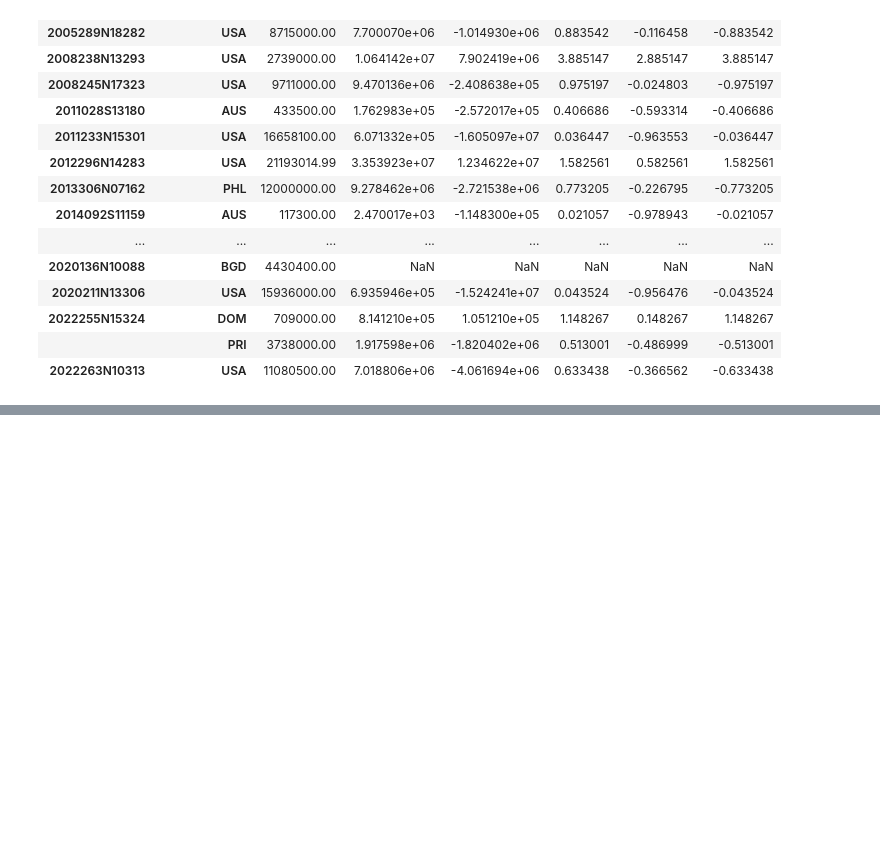
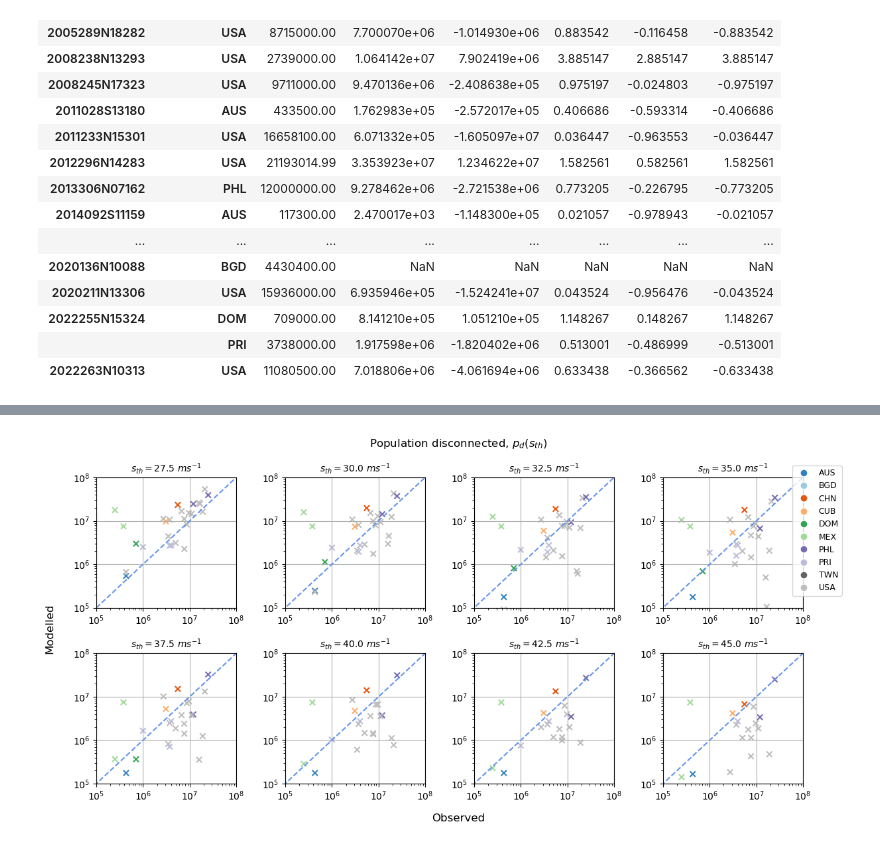
Before and after one commit to nismod/open-gira, a Jupyter notebook: validation/outage_model_validation.ipynb, the cells around one changed output, grey strips where cells are left out. Cells and saved outputs as stored; diff of their text form; code cells hidden in the pictures; blank space fills up the shorter version.

Commit message:
better legends

```diff
--- a/validation/outage_model_validation.ipynb
+++ b/validation/outage_model_validation.ipynb
@@ -255,7 +254,7 @@ for row in range(nrows):
             ax.set_axis_off()
 
 handles = [Line2D([0], [0], marker='o', color='w', markerfacecolor=v, label=k, markersize=8) for k, v in country_cmap.items() if isinstance(k, str)]
-ax.legend(title='Country', handles=handles, bbox_to_anchor=(1.15, 1.8))
+f.legend(handles=handles, ncol=1, bbox_to_anchor=(0.95, 0.92), fontsize=9)
 
 f.supxlabel("Observed")
 f.supylabel("Modelled")
@@ -268,3 +265,4 @@ plt.subplots_adjust(bottom=0.11, top=0.88, left=0.08, right=0.9, hspace=0.35, ws
+[figure, added]
 # %%
 # scatter plot modelled vs. observed by threshold (same plot)
 
```
Also changed, not shown: parts of 11 cells of this notebook.
